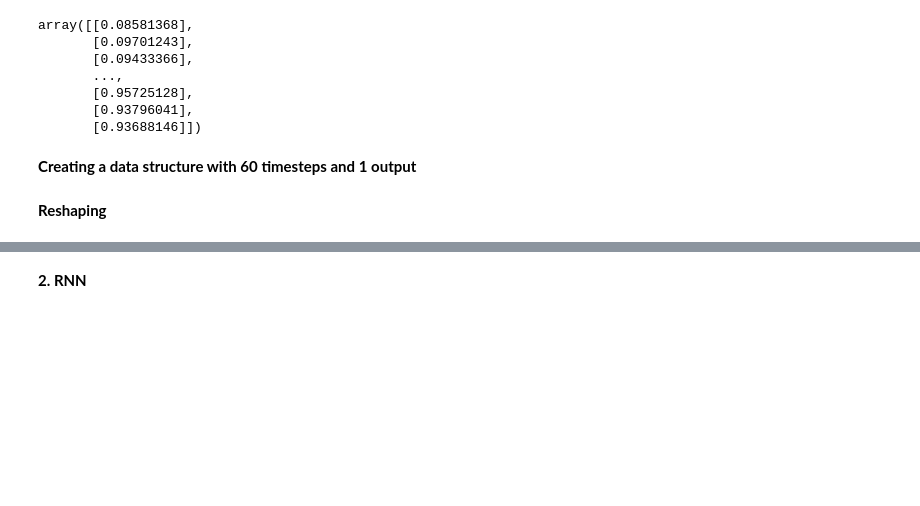
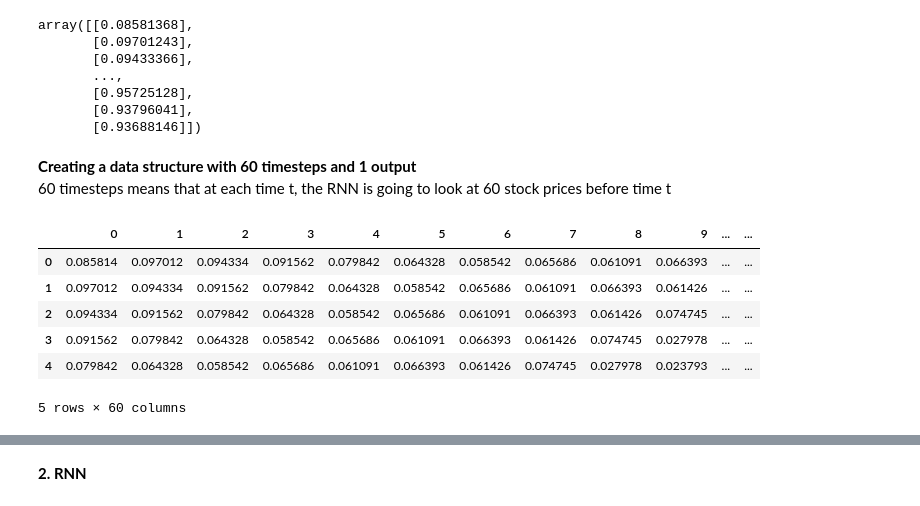
Before and after one commit to sajaddadgar/Machine-Learning-Codes, a Jupyter notebook: Part 8 - Deep Learning/3. Recurrent Neural Networks (RNN)/rnn.ipynb, the cells around one changed output, grey strips where cells are left out. Saved outputs shown, nothing was run; the diff lists cells and outputs as text; code cells hidden in the pictures; blank space fills up the shorter version.

```diff
--- a/Part 8 - Deep Learning/3. Recurrent Neural Networks (RNN)/rnn.ipynb
+++ b/Part 8 - Deep Learning/3. Recurrent Neural Networks (RNN)/rnn.ipynb
@@ -57,4 +55,5 @@ array([[0.08581368],
        [0.93796041],
        [0.93688146]])
 # %% [markdown]
-**Creating a data structure with 60 timesteps and 1 output**
+**Creating a data structure with 60 timesteps and 1 output**<br>
+60 timesteps means that at each time t, the RNN is going to look at 60 stock prices before time t
@@ -61,9 +63,4 @@ array([[0.08581368],
 # %%
-X_train = []
-y_train = []
-for i in range(60, 1258):
+for i in range(60, len(training_set_scaled)):
     X_train.append(training_set_scaled[i-60:i, 0])
     y_train.append(training_set_scaled[i, 0])
-X_train, y_train = np.array(X_train), np.array(y_train)
-# %% [markdown]
-**Reshaping**
@@ -71,0 +67,11 @@ X_train = np.reshape(X_train, (X_train.shape[0], X_train.shape[1], 1))
+# %%
+X_train, y_train = np.array(X_train), np.array(y_train)
+pd.DataFrame(X_train).head(5)
+# %% [output]
+|  | 0 | 1 | 2 | 3 | 4 | 5 | 6 | 7 | 8 | 9 | ... | ... |
+| 0 | 0.085814 | 0.097012 | 0.094334 | 0.091562 | 0.079842 | 0.064328 | 0.058542 | 0.065686 | 0.061091 | 0.066393 | ... | ... |
+| 1 | 0.097012 | 0.094334 | 0.091562 | 0.079842 | 0.064328 | 0.058542 | 0.065686 | 0.061091 | 0.066393 | 0.061426 | ... | ... |
+| 2 | 0.094334 | 0.091562 | 0.079842 | 0.064328 | 0.058542 | 0.065686 | 0.061091 | 0.066393 | 0.061426 | 0.074745 | ... | ... |
+| 3 | 0.091562 | 0.079842 | 0.064328 | 0.058542 | 0.065686 | 0.061091 | 0.066393 | 0.061426 | 0.074745 | 0.027978 | ... | ... |
+| 4 | 0.079842 | 0.064328 | 0.058542 | 0.065686 | 0.061091 | 0.066393 | 0.061426 | 0.074745 | 0.027978 | 0.023793 | ... | ... |
+5 rows × 60 columns
```
Also changed, not shown: parts of 42 cells of this notebook.
